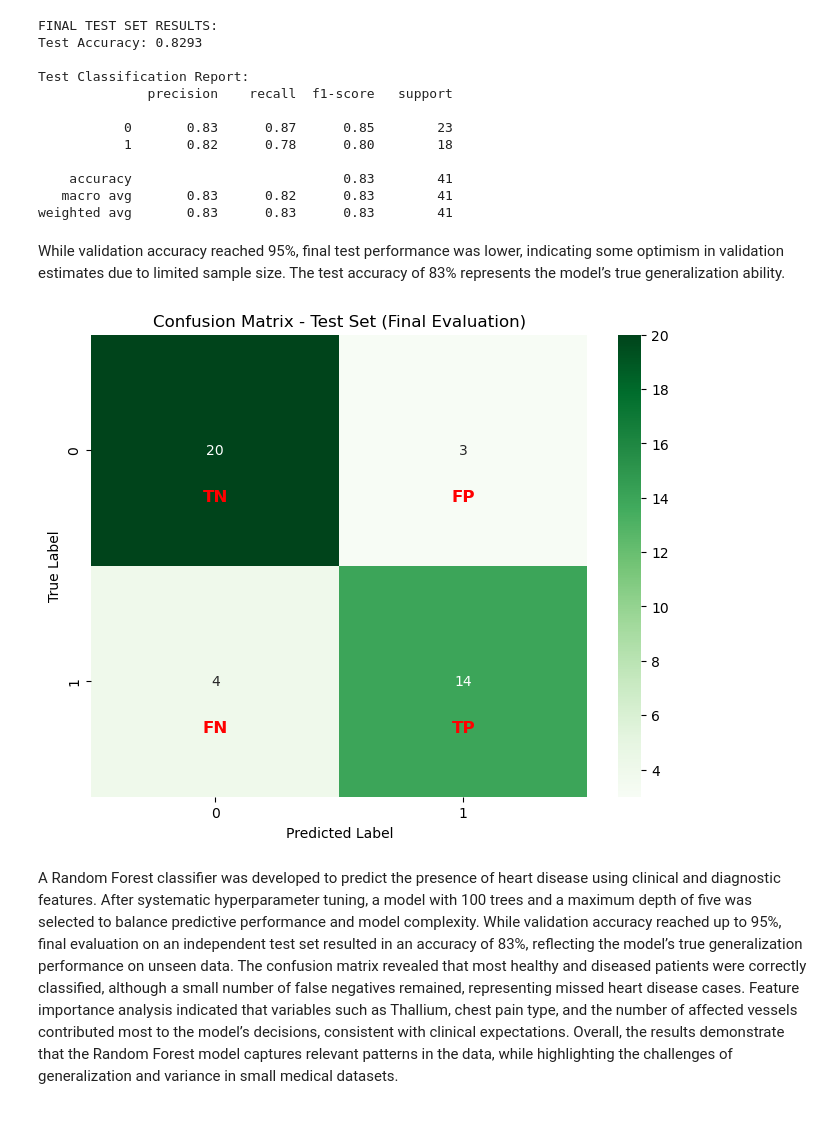
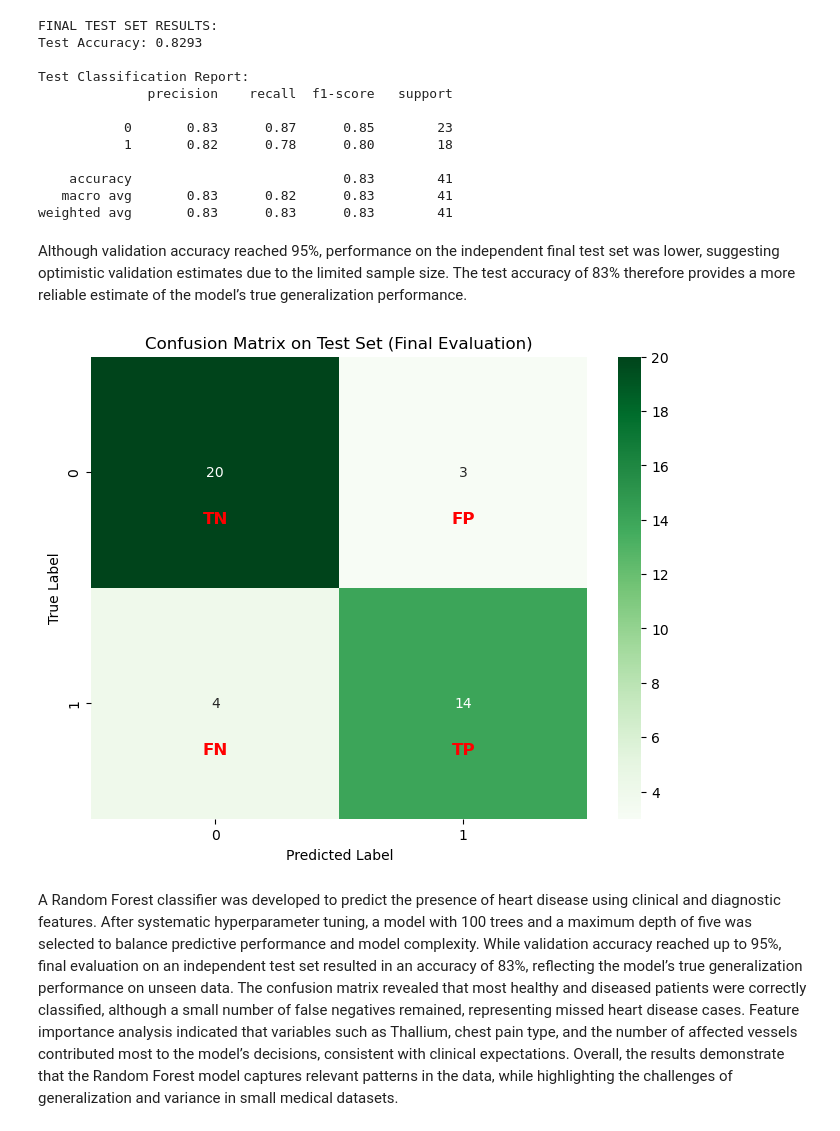
Before and after one commit to micheleishere/CO2, a Jupyter notebook: Project_CO2_main.ipynb, the cells around one changed output. Cells and saved outputs as stored; diff of their text form; code cells hidden in the pictures.

```diff
--- a/Project_CO2_main.ipynb
+++ b/Project_CO2_main.ipynb
@@ -635,29 +630,29 @@ Test Classification Report:
    macro avg       0.83      0.82      0.83        41
 weighted avg       0.83      0.83      0.83        41
 # %% [markdown]
-While validation accuracy reached 95%, final test performance was lower, indicating some optimism in validation estimates due to limited sample size. The test accuracy of 83% represents the model’s true generalization ability.
+Although validation accuracy reached 95%, performance on the independent final test set was lower, suggesting optimistic validation estimates due to the limited sample size. The test accuracy of 83% therefore provides a more reliable estimate of the model’s true generalization performance.
 # %%
 # Final confusion matrix
 cm_test = confusion_matrix(test_y, test_pred)
 
 
 plt.figure(figsize=(8, 6))
 sns.heatmap(cm_test, annot=True, fmt='d', cmap='Greens')
 # Add TN, FP, FN, TP labels
 labels = [['TN', 'FP'], ['FN', 'TP']]
 for i in range(2):
     for j in range(2):
         plt.text(j + 0.5, i + 0.7, labels[i][j],
                 ha='center', va='center',
                 fontsize=12, color='red', fontweight='bold')
 
 
-plt.title('Confusion Matrix - Test Set (Final Evaluation)')
+plt.title('Confusion Matrix on Test Set (Final Evaluation)')
 plt.ylabel('True Label')
 plt.xlabel('Predicted Label')
 plt.show()
 # %% [output]
-[figure, old version]
+[figure, new version]
 # %% [markdown]
 A Random Forest classifier was developed to predict the presence of heart disease using clinical and diagnostic features. After systematic hyperparameter tuning, a model with 100 trees and a maximum depth of five was selected to balance predictive performance and model complexity. While validation accuracy reached up to 95%, final evaluation on an independent test set resulted in an accuracy of 83%, reflecting the model’s true generalization performance on unseen data. The confusion matrix revealed that most healthy and diseased patients were correctly classified, although a small number of false negatives remained, representing missed heart disease cases. Feature importance analysis indicated that variables such as Thallium, chest pain type, and the number of affected vessels contributed most to the model’s decisions, consistent with clinical expectations. Overall, the results demonstrate that the Random Forest model captures relevant patterns in the data, while highlighting the challenges of generalization and variance in small medical datasets.
 # %%
```
Also changed, not shown: parts of 7 cells of this notebook.
